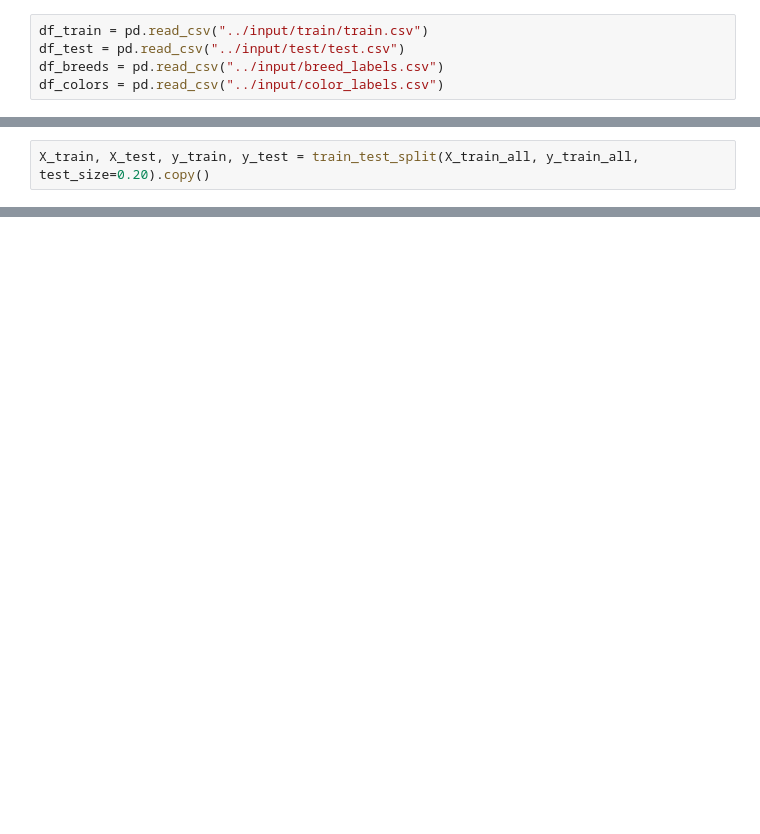
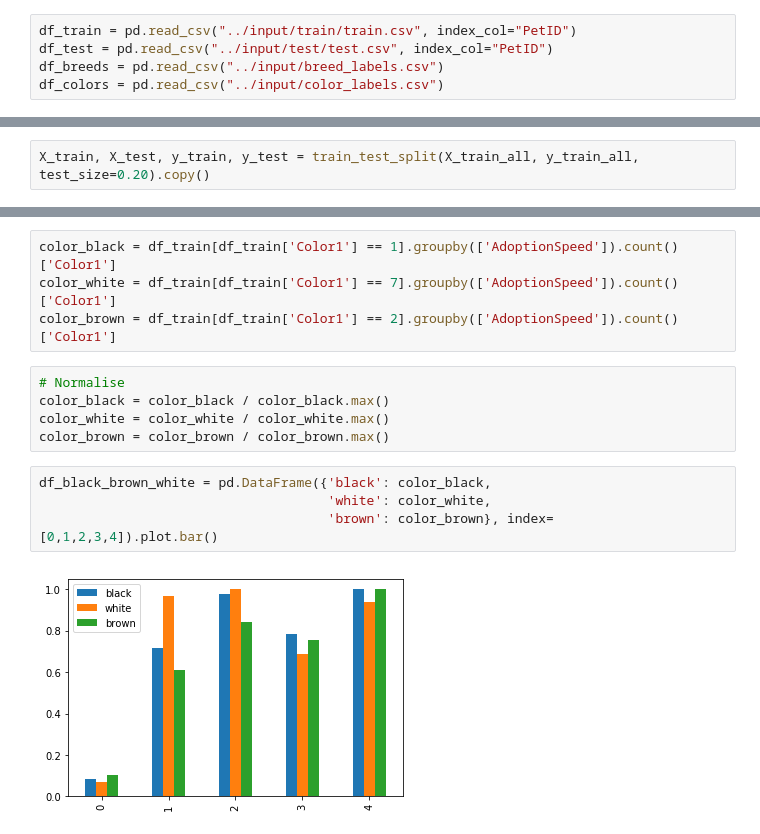
Before and after one commit to rick-62/Kaggle_PetFinder, a Jupyter notebook: model-0-01-baseline-random-forest.ipynb, the cells around one changed output, grey strips where cells are left out. Cells and saved outputs as stored; diff of their text form; blank space fills up the shorter version.

```diff
--- a/model-0-01-baseline-random-forest.ipynb
+++ b/model-0-01-baseline-random-forest.ipynb
@@ -7,6 +18,6 @@ from sklearn.model_selection import train_test_split
 # %%
-df_train = pd.read_csv("../input/train/train.csv")
-df_test = pd.read_csv("../input/test/test.csv")
+df_train = pd.read_csv("../input/train/train.csv", index_col="PetID")
+df_test = pd.read_csv("../input/test/test.csv", index_col="PetID")
 df_breeds = pd.read_csv("../input/breed_labels.csv")
 df_colors = pd.read_csv("../input/color_labels.csv")
 # %%
@@ -97,0 +133,15 @@ sorted(features, reverse=True)
+# %%
+color_black = df_train[df_train['Color1'] == 1].groupby(['AdoptionSpeed']).count()['Color1']
+color_white = df_train[df_train['Color1'] == 7].groupby(['AdoptionSpeed']).count()['Color1']
+color_brown = df_train[df_train['Color1'] == 2].groupby(['AdoptionSpeed']).count()['Color1']
+# %%
+# Normalise
+color_black = color_black / color_black.max()
+color_white = color_white / color_white.max()
+color_brown = color_brown / color_brown.max()
+# %%
+df_black_brown_white = pd.DataFrame({'black': color_black,
+                                     'white': color_white,
+                                     'brown': color_brown}, index=[0,1,2,3,4]).plot.bar()
+# %% [output]
+[figure, added]
```
Also changed, not shown: parts of 28 cells of this notebook, 1 other file.
